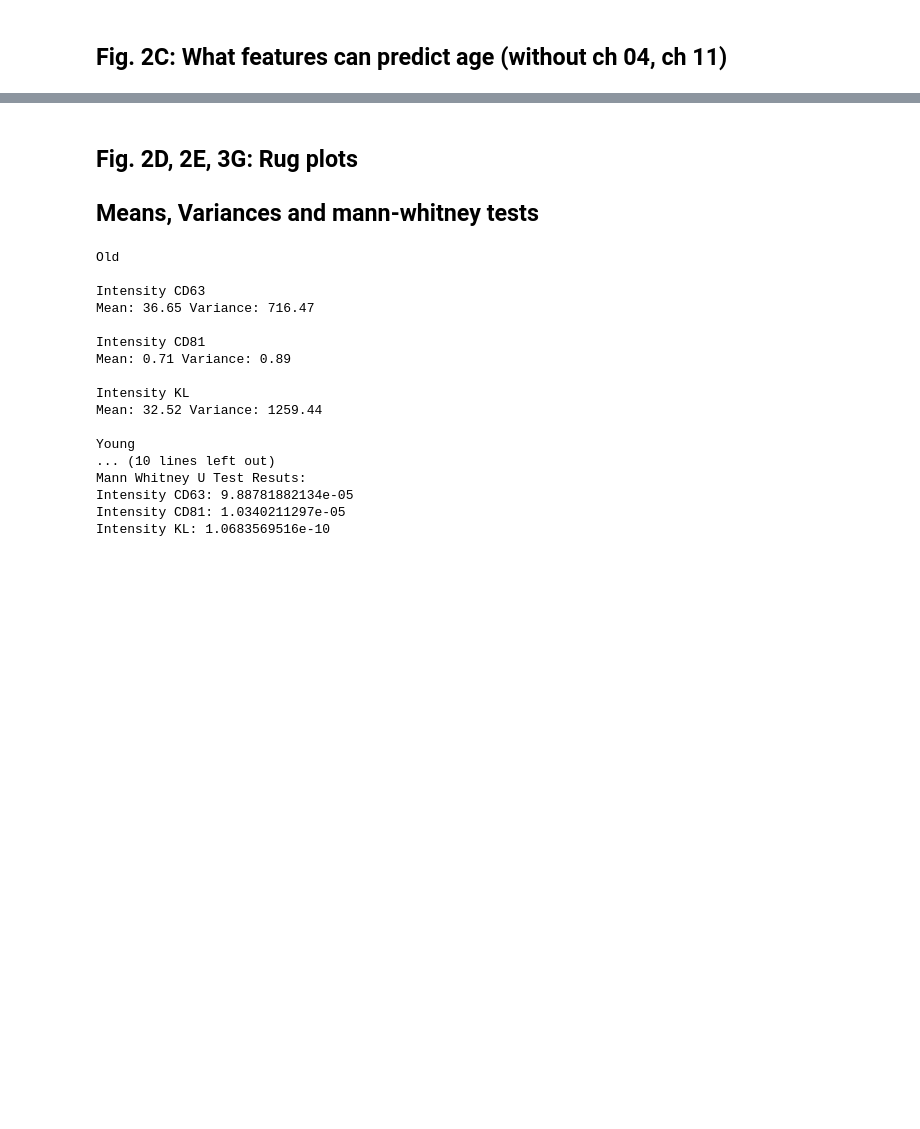
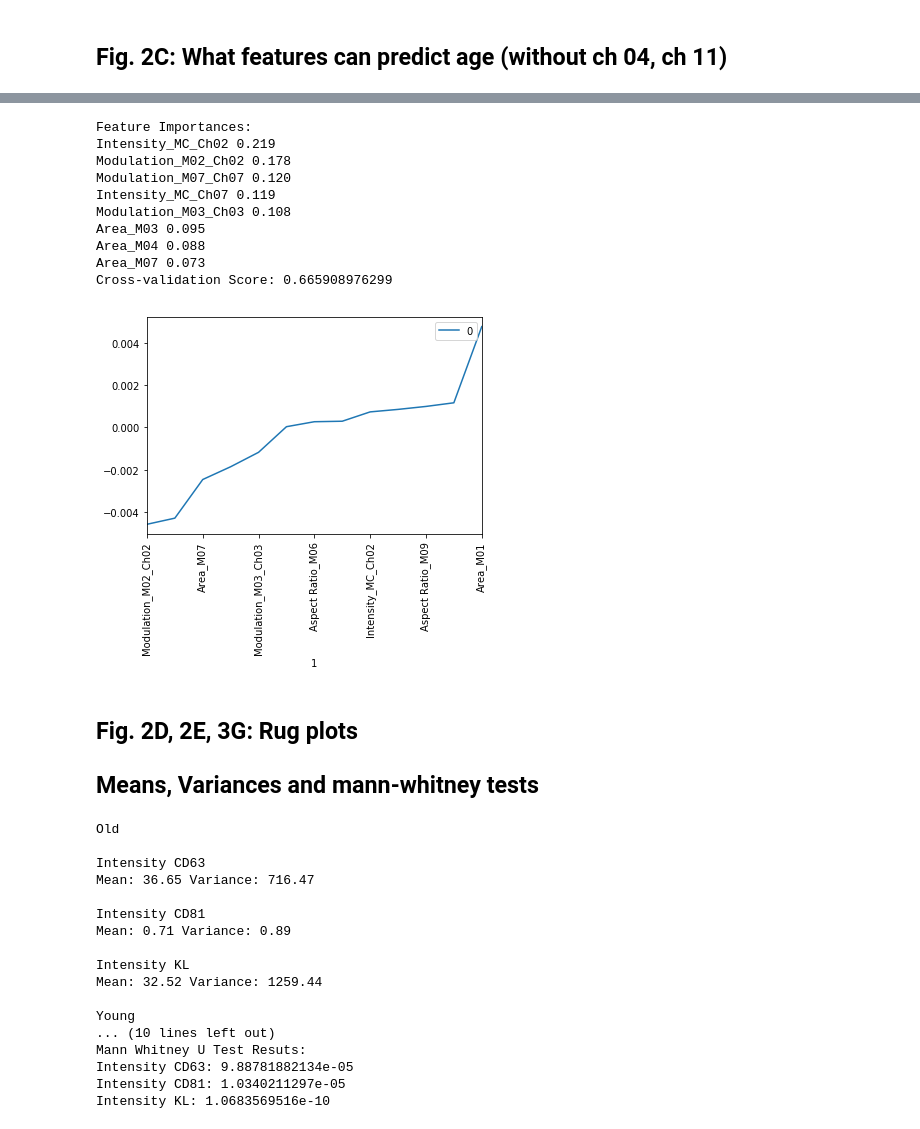
Before and after one commit to ankitbhatia/bioimage_aging, a Jupyter notebook: Final Analysis March 16.ipynb, the cells around one changed output, grey strips where cells are left out. Cells and saved outputs as stored; diff of their text form; code cells hidden in the pictures; blank space fills up the shorter version.

```diff
--- a/Final Analysis March 16.ipynb
+++ b/Final Analysis March 16.ipynb
@@ -153,3 +198,63 @@ Cross-validation Score: 0.662497020126
+# %%
+new_db = filtered_db
+#When I was calling this function, it wasn't actually doing anything. No wonder we were getting
+#such crappy accuracies.
+new_db = new_db.sample(frac=1)
+
+# Create the outputs Class
+Y = new_db.Class.to_numpy()
+Y = Y>0 # young =1 old = 0
+
+X = new_db.drop(['Class', 'Object Number',], axis=1)
+X = X.drop([i for i in X.columns if "Bkgd Mean" in i] , axis=1)
+X = X.drop([i for i in X.columns if "01" in i] , axis=1)
+X = X.drop([i for i in X.columns if "09" in i] , axis=1)
+X = X.drop([i for i in X.columns if "06" in i] , axis=1)
+# X = X.drop([i for i in X.columns if "04" in i] , axis=1)
+# X = X.drop([i for i in X.columns if "11" in i] , axis=1)
+
+#This should drop nothing.
+X = X.drop(X.columns[X.isna().any()].tolist(), axis=1)
+
+# train a classifier on all the data
+clf = DecisionTreeClassifier(criterion='entropy')
+sol = clf.fit(X.to_numpy(),Y.astype('int'))
+
+# Print out the feature importances
+print('Feature Importances:')
+imp = sol.feature_importances_
+features = {}
+for i in range(0,X.shape[1]):
+    print(X.columns[np.argmax(imp)] + ' ' + '{:0.3f}'.format(np.max(imp)))
+    features[X.columns[np.argmax(imp)]] = np.max(imp)
+    imp[np.argmax(imp)] = 0
+
+# Print the crossvalidation score:
+s = cross_val_score(clf, X.to_numpy(), Y.astype('int'), cv=20, n_jobs=-1)
+print('Cross-validation Score: ' + str(np.mean(s)))
+
+# Plot a graph with all the features
+# sorted_d = OrderedDict(sorted(features.items(), key=lambda x: x[1]))
+# names = list(sorted_d.keys())
+# values = list(sorted_d.values())
+
+df = pd.DataFrame(list(zip(values,names))).set_index(1)
+
+df.plot.line(rot=90)
+
+features_1 = features
+# %% [output]
+Feature Importances:
+Intensity_MC_Ch02 0.219
+Modulation_M02_Ch02 0.178
+Modulation_M07_Ch07 0.120
+Intensity_MC_Ch07 0.119
+Modulation_M03_Ch03 0.108
+Area_M03 0.095
+Area_M04 0.088
+Area_M07 0.073
+Cross-validation Score: 0.665908976299
+[figure, added]
 # %% [markdown]
 ## Fig. 2D, 2E, 3G: Rug plots
 
```
Also changed, not shown: parts of 9 cells of this notebook, 1 other file.
